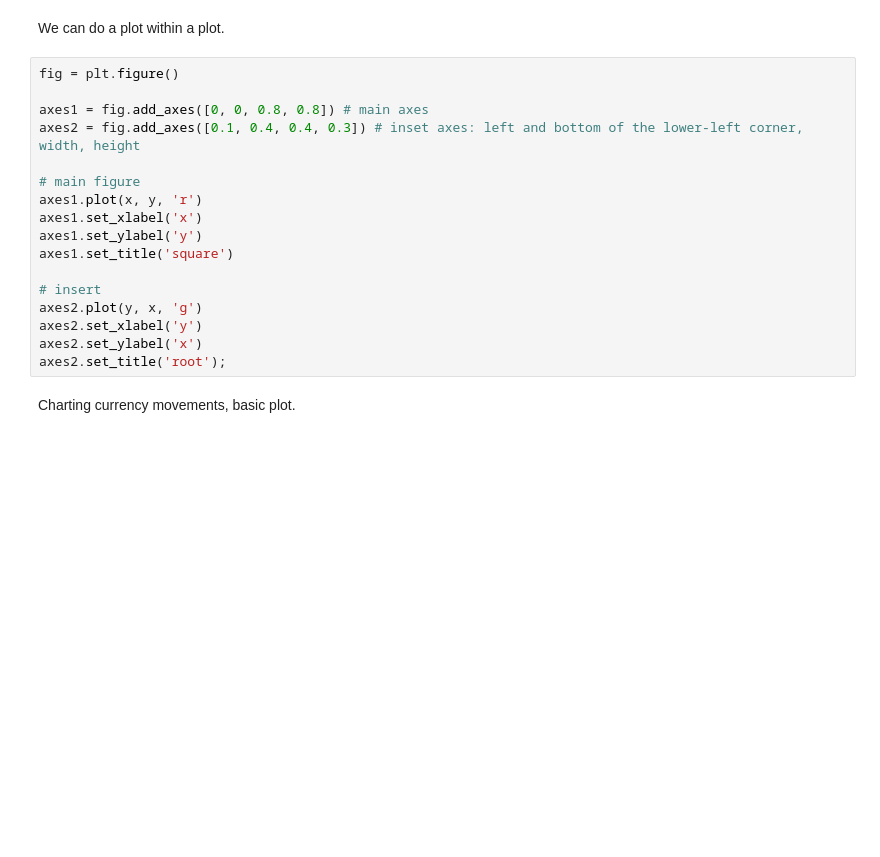
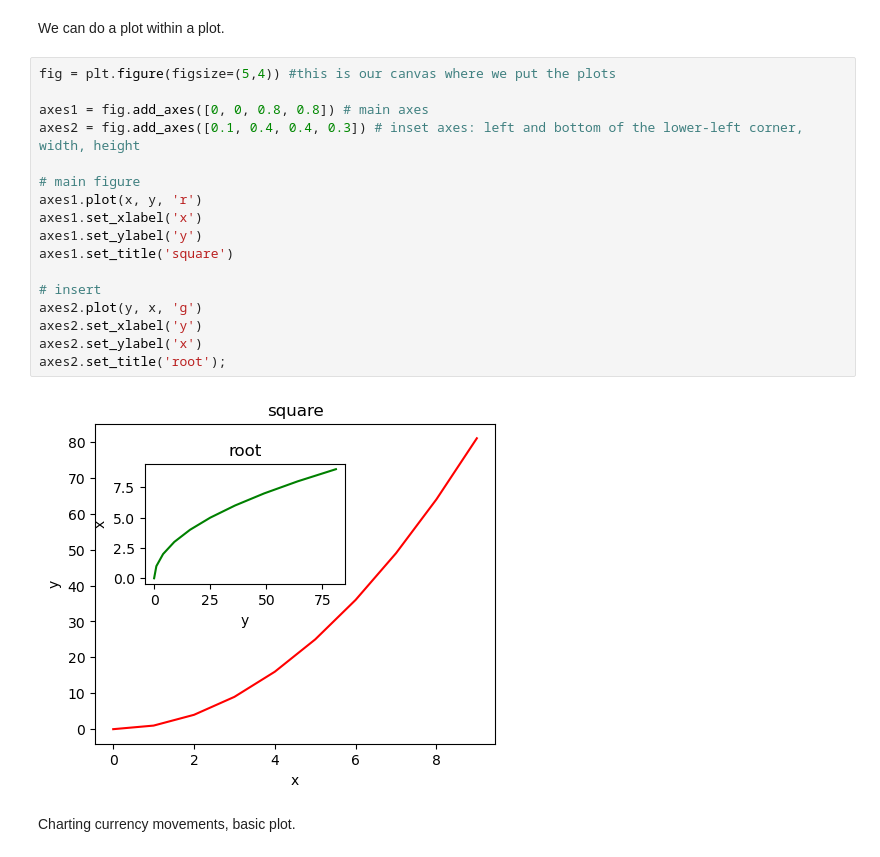
Before and after one commit to marton-nagy-marton/da1_materials, a Jupyter notebook: Coding_2024-10-14/Class_5_DA1.ipynb, the cells around one changed output. Saved outputs shown, nothing was run; the diff lists cells and outputs as text; blank space fills up the shorter version.

```diff
--- a/Coding_2024-10-14/Class_5_DA1.ipynb
+++ b/Coding_2024-10-14/Class_5_DA1.ipynb
@@ -126,22 +159,24 @@ axes.set_title('Simple x-squared as an OOP Plot');
 # %% [markdown]
 We can do a plot within a plot.
 # %%
-fig = plt.figure()
+fig = plt.figure(figsize=(5,4)) #this is our canvas where we put the plots
 
 axes1 = fig.add_axes([0, 0, 0.8, 0.8]) # main axes
 axes2 = fig.add_axes([0.1, 0.4, 0.4, 0.3]) # inset axes: left and bottom of the lower-left corner, width, height
 
 # main figure
 axes1.plot(x, y, 'r')
 axes1.set_xlabel('x')
 axes1.set_ylabel('y')
 axes1.set_title('square')
 
 # insert
 axes2.plot(y, x, 'g')
 axes2.set_xlabel('y')
 axes2.set_ylabel('x')
 axes2.set_title('root');
+# %% [output]
+[figure, added]
 # %% [markdown]
 Charting currency movements, basic plot.
 # %%
```
Also changed, not shown: parts of 24 cells of this notebook, 2 other files.
